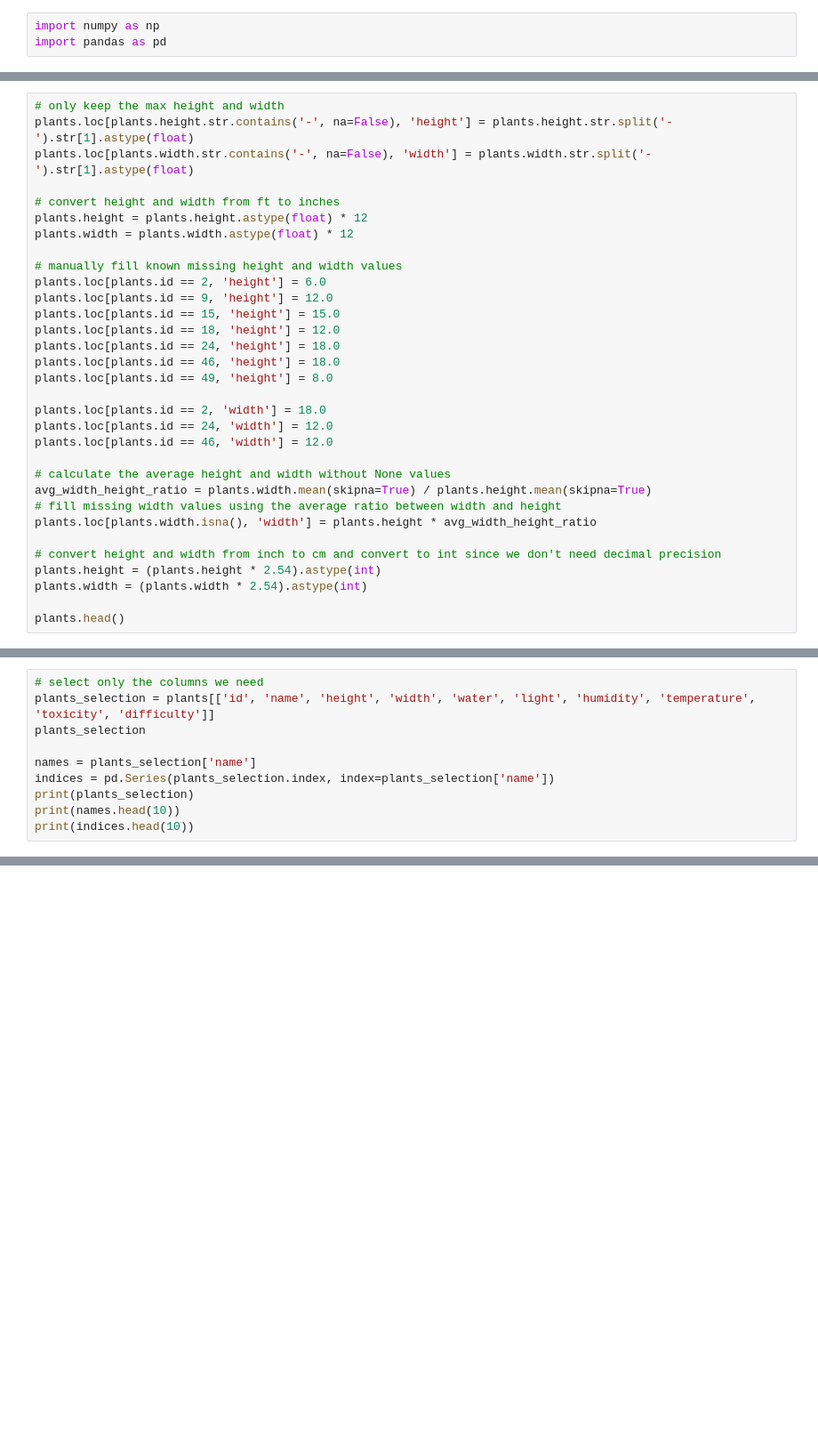
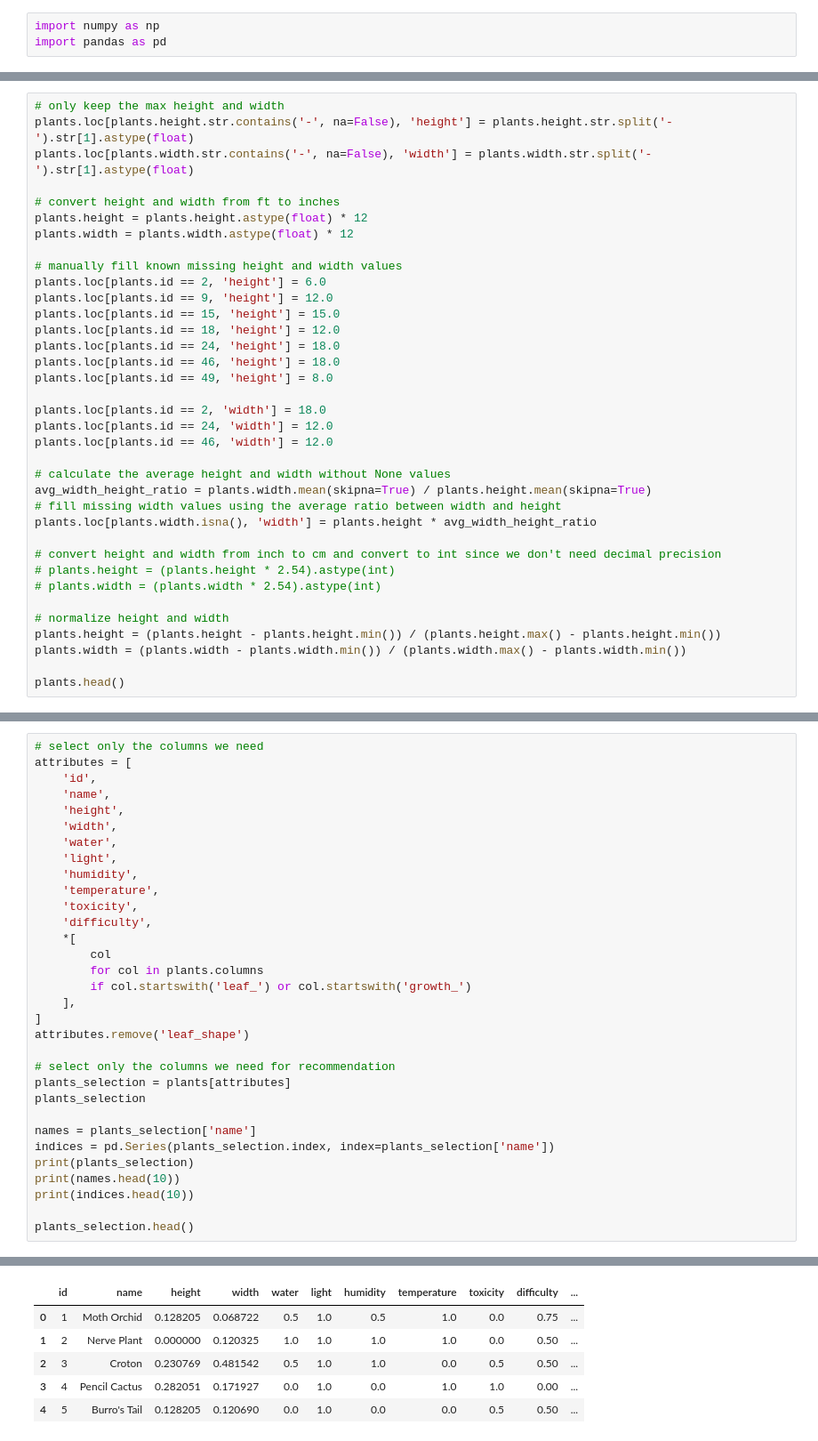
Before and after one commit to ManhTin/plant-recommender-datasource, a Jupyter notebook: notebooks/howmanyplants.ipynb, the cells around one changed output, grey strips where cells are left out. Shown: that part at 89% size. Saved outputs shown, nothing was run; the diff lists cells and outputs as text; blank space fills up the shorter version.

```diff
--- a/notebooks/howmanyplants.ipynb
+++ b/notebooks/howmanyplants.ipynb
@@ -157,8 +174,12 @@ avg_width_height_ratio = plants.width.mean(skipna=True) / plants.height.mean(ski
 plants.loc[plants.width.isna(), 'width'] = plants.height * avg_width_height_ratio
 
 # convert height and width from inch to cm and convert to int since we don't need decimal precision
-plants.height = (plants.height * 2.54).astype(int)
-plants.width = (plants.width * 2.54).astype(int)
+# plants.height = (plants.height * 2.54).astype(int)
+# plants.width = (plants.width * 2.54).astype(int)
+
+# normalize height and width
+plants.height = (plants.height - plants.height.min()) / (plants.height.max() - plants.height.min())
+plants.width = (plants.width - plants.width.min()) / (plants.width.max() - plants.width.min())
 
 plants.head()
 # %% [output]
@@ -171,6 +193,26 @@ plants.head()
 # %%
 # select only the columns we need
-plants_selection = plants[['id', 'name', 'height', 'width', 'water', 'light', 'humidity', 'temperature', 'toxicity', 'difficulty']]
+attributes = [
+    'id',
+    'name',
+    'height',
+    'width',
+    'water',
+    'light',
+    'humidity',
+    'temperature',
+    'toxicity',
+    'difficulty',
+    *[
+        col
+        for col in plants.columns
+        if col.startswith('leaf_') or col.startswith('growth_')
+    ],
+]
+attributes.remove('leaf_shape')
+
+# select only the columns we need for recommendation
+plants_selection = plants[attributes]
 plants_selection
 
 names = plants_selection['name']
@@ -178,4 +220,6 @@ indices = pd.Series(plants_selection.index, index=plants_selection['name'])
 print(plants_selection)
 print(names.head(10))
 print(indices.head(10))
+
+plants_selection.head()
 # %% [output]
@@ -195,4 +239,10 @@ print(indices.head(10))
 Mini Monstera          7
 Oxalis                 8
 Yucca                  9
 dtype: int64
+|  | id | name | height | width | water | light | humidity | temperature | toxicity | difficulty | ... |
+| 0 | 1 | Moth Orchid | 0.128205 | 0.068722 | 0.5 | 1.0 | 0.5 | 1.0 | 0.0 | 0.75 | ... |
+| 1 | 2 | Nerve Plant | 0.000000 | 0.120325 | 1.0 | 1.0 | 1.0 | 1.0 | 0.0 | 0.50 | ... |
+| 2 | 3 | Croton | 0.230769 | 0.481542 | 0.5 | 1.0 | 1.0 | 0.0 | 0.5 | 0.50 | ... |
+| 3 | 4 | Pencil Cactus | 0.282051 | 0.171927 | 0.0 | 1.0 | 0.0 | 1.0 | 1.0 | 0.00 | ... |
+| 4 | 5 | Burro's Tail | 0.128205 | 0.120690 | 0.0 | 1.0 | 0.0 | 0.0 | 0.5 | 0.50 | ... |
```
Also changed, not shown: parts of 10 cells of this notebook.
